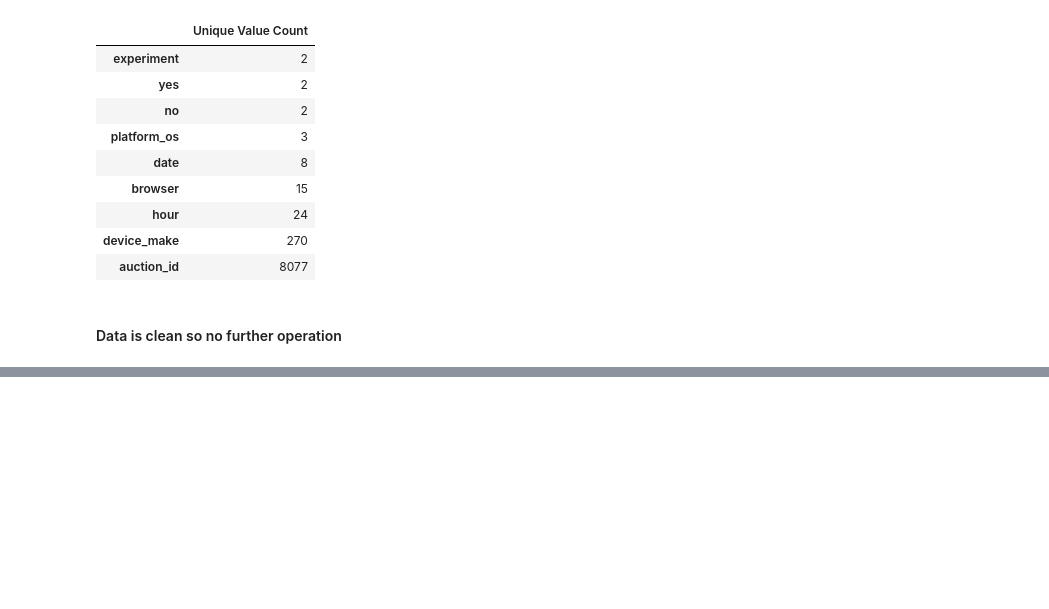
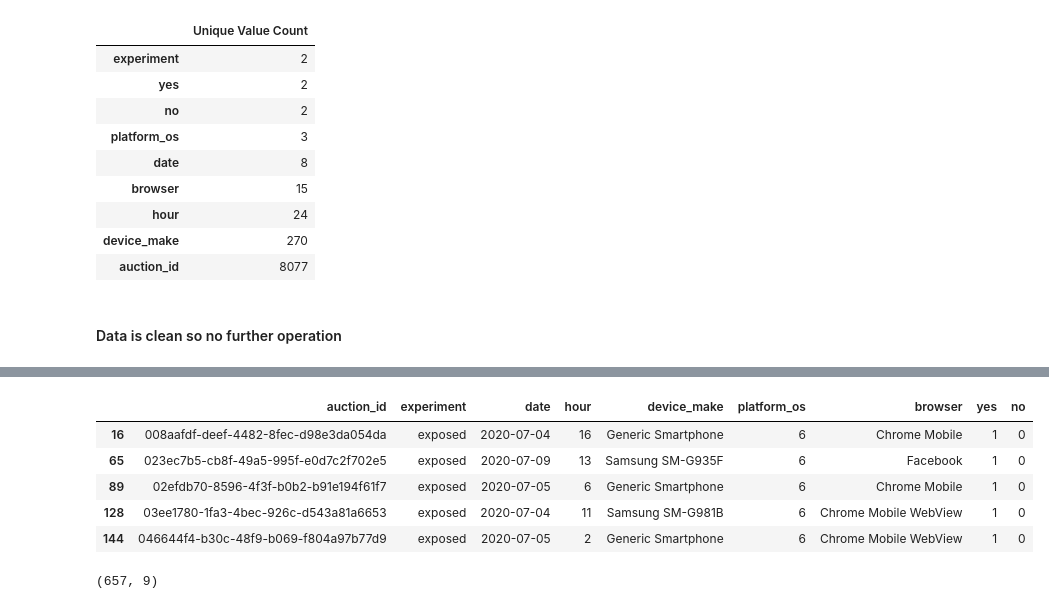
Before and after one commit to toussyn/abtest-mlops, a Jupyter notebook: notebooks/exploratory_data_analysis.ipynb, the cells around one changed output, grey strips where cells are left out. Drawn from its saved outputs; the diff is of its cells as text; code cells hidden in the pictures; blank space fills up the shorter version.

```diff
--- a/notebooks/exploratory_data_analysis.ipynb
+++ b/notebooks/exploratory_data_analysis.ipynb
@@ -125,0 +188,16 @@ data_Info.find_unique_value_count()
+# %%
+# finding the exposed group
+exposed_df = response[response['experiment'] == 'exposed']
+exposed_df.head(5)
+# %% [output]
+|  | auction_id | experiment | date | hour | device_make | platform_os | browser | yes | no |
+| 16 | 008aafdf-deef-4482-8fec-d98e3da054da | exposed | 2020-07-04 | 16 | Generic Smartphone | 6 | Chrome Mobile | 1 | 0 |
+| 65 | 023ec7b5-cb8f-49a5-995f-e0d7c2f702e5 | exposed | 2020-07-09 | 13 | Samsung SM-G935F | 6 | Facebook | 1 | 0 |
+| 89 | 02efdb70-8596-4f3f-b0b2-b91e194f61f7 | exposed | 2020-07-05 | 6 | Generic Smartphone | 6 | Chrome Mobile | 1 | 0 |
+| 128 | 03ee1780-1fa3-4bec-926c-d543a81a6653 | exposed | 2020-07-04 | 11 | Samsung SM-G981B | 6 | Chrome Mobile WebView | 1 | 0 |
+| 144 | 046644f4-b30c-48f9-b069-f804a97b77d9 | exposed | 2020-07-05 | 2 | Generic Smartphone | 6 | Chrome Mobile WebView | 1 | 0 |
+# %%
+# accessing exposed group
+exposed_df.shape
+# %% [output]
+(657, 9)
```
Also changed, not shown: parts of 12 cells of this notebook.
